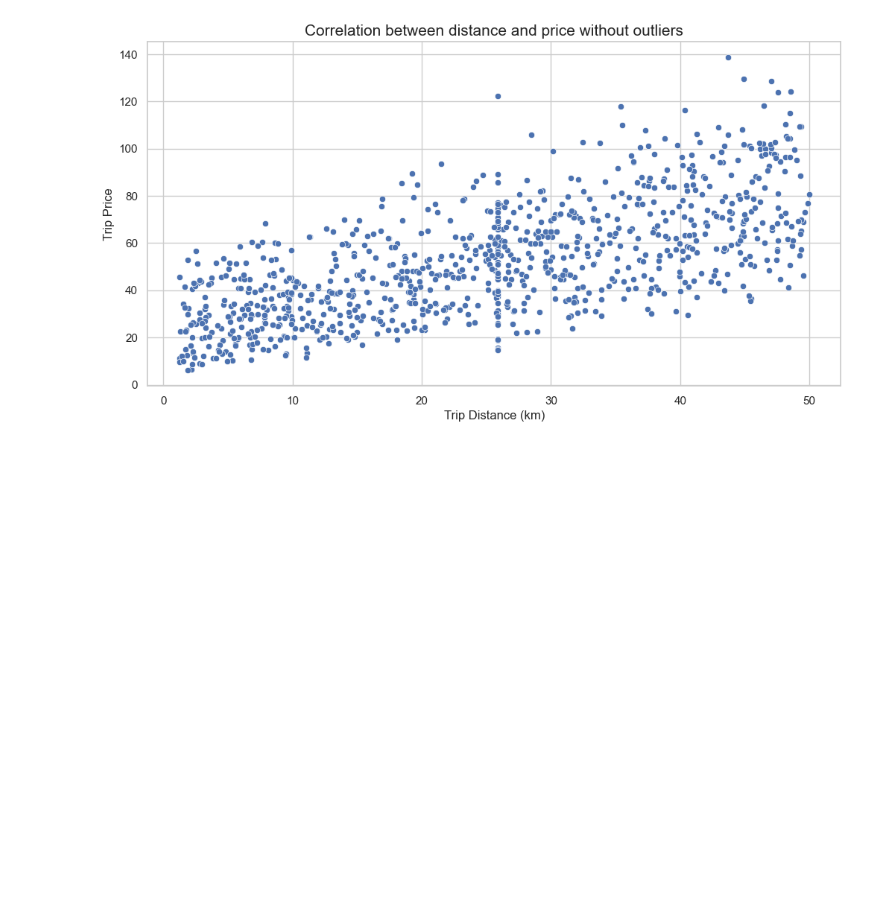
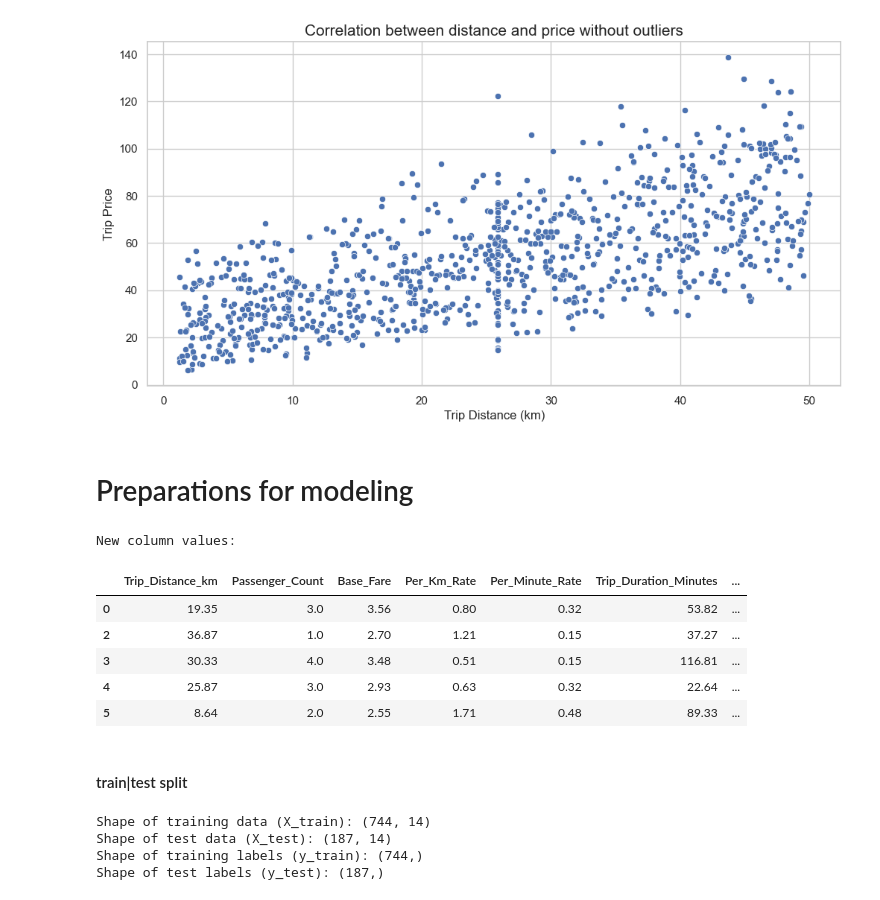
Before and after one commit to TonalLobster/taxi-prediction-fullstack-edwin-opa24, a Jupyter notebook: notebooks/01_model_development.ipynb, the cells around one changed output. Drawn from its saved outputs; the diff is of its cells as text; code cells hidden in the pictures; blank space fills up the shorter version.

Commit message:
feat: Finalize data preparation for modeling
Encoded categorical features and split the dataset into training and testing sets.

```diff
--- a/notebooks/01_model_development.ipynb
+++ b/notebooks/01_model_development.ipynb
@@ -267,3 +267,62 @@ plt.ylabel("Trip Price", fontsize = 12)
 plt.show()
 # %% [output]
 [figure]
+# %% [markdown]
+# Preparations for modeling
+# %%
+# turn categorical values to numerical values
+
+df_processed = pd.get_dummies(
+    df_no_outliers,
+    columns=["Time_of_Day", "Day_of_Week", "Traffic_Conditions", "Weather"],
+    drop_first=True,
+)
+
+print("New column values:")
+df_processed.head()
+
+"""
+The new rows created could be a little misleading on why it doesnt have all columns.
+Lets take the Traffic_Conditions columns as an example. If we only use two columns for low and medium,
+we dont need to add high traffic as well since it will only give redundant information.
+If we know that both low and medium traffic condition is false for a certain trip,
+the model will automatically assume the right answer for that trip is high.
+This is a standard method called "multicollinearity".
+It's just a nicer word for not giving the model redundant information.
+And the model gets smarter and more effective when it doesnt have extra columns that just repeat
+information already available in other columns!
+
+"""
+# %% [output]
+New column values:
+|  | Trip_Distance_km | Passenger_Count | Base_Fare | Per_Km_Rate | Per_Minute_Rate | Trip_Duration_Minutes | ... |
+| 0 | 19.35 | 3.0 | 3.56 | 0.80 | 0.32 | 53.82 | ... |
+| 2 | 36.87 | 1.0 | 2.70 | 1.21 | 0.15 | 37.27 | ... |
+| 3 | 30.33 | 4.0 | 3.48 | 0.51 | 0.15 | 116.81 | ... |
+| 4 | 25.87 | 3.0 | 2.93 | 0.63 | 0.32 | 22.64 | ... |
+| 5 | 8.64 | 2.0 | 2.55 | 1.71 | 0.48 | 89.33 | ... |
+# %% [markdown]
+#### train|test split
+# %%
+# import ttt from scikit-learn
+from sklearn.model_selection import train_test_split
+
+# define "X". this is all the data except the column we want to predict. axis=1 means we remove the Trip_Price column
+X = df_processed.drop("Trip_Price", axis = 1)
+
+# define "y". This is ONLY the part we want to predict.
+y = df_processed["Trip_Price"]
+# test_size specifies that 20%(0.2) is going to be our test data.
+# random_state is like a seed that we are choosing to always get the same random split every time we run the code.
+X_train, X_test, y_train, y_test = train_test_split(X, y, test_size = 0.2, random_state = 42)
+
+# print the shape (rows, columns) of the new sets to confirm that everyhing is correct
+print(f"Shape of training data (X_train): {X_train.shape}")
+print(f"Shape of test data (X_test): {X_test.shape}")
+print(f"Shape of training labels (y_train): {y_train.shape}")
+print(f"Shape of test labels (y_test): {y_test.shape}")
+# %% [output]
+Shape of training data (X_train): (744, 14)
+Shape of test data (X_test): (187, 14)
+Shape of training labels (y_train): (744,)
+Shape of test labels (y_test): (187,)
```
Also changed, not shown: parts of 1 cell of this notebook.
